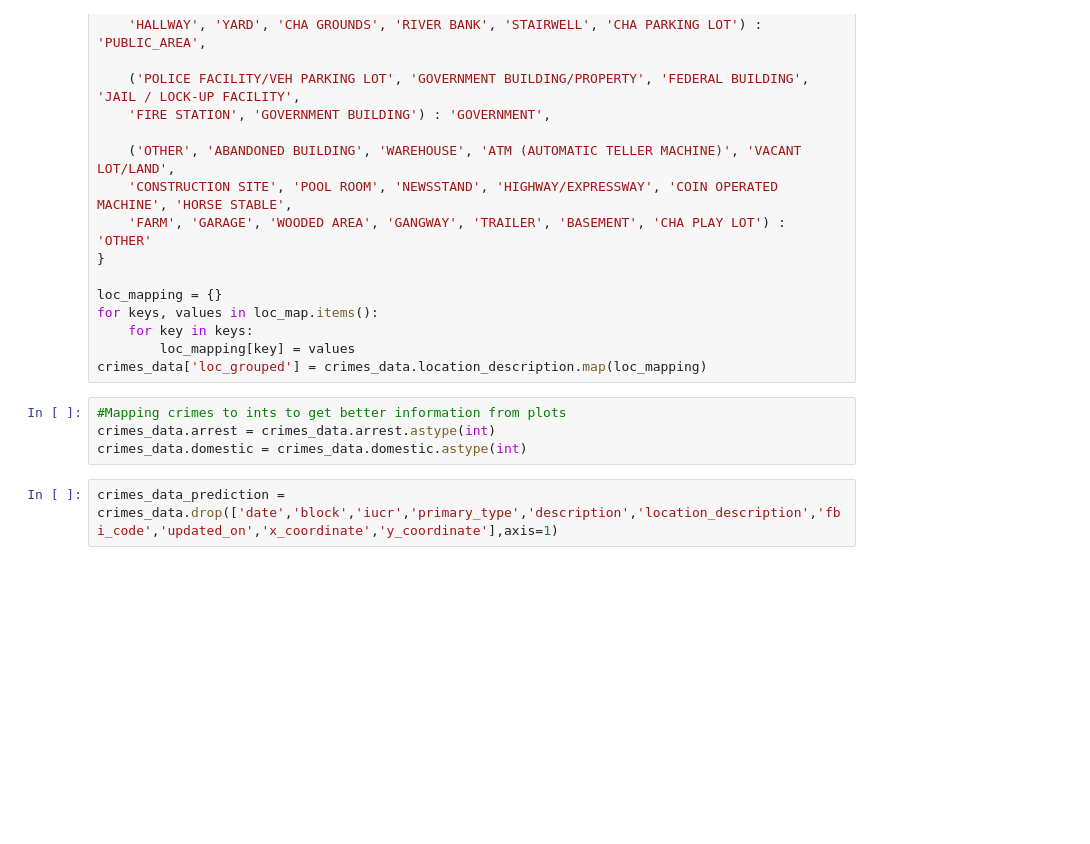
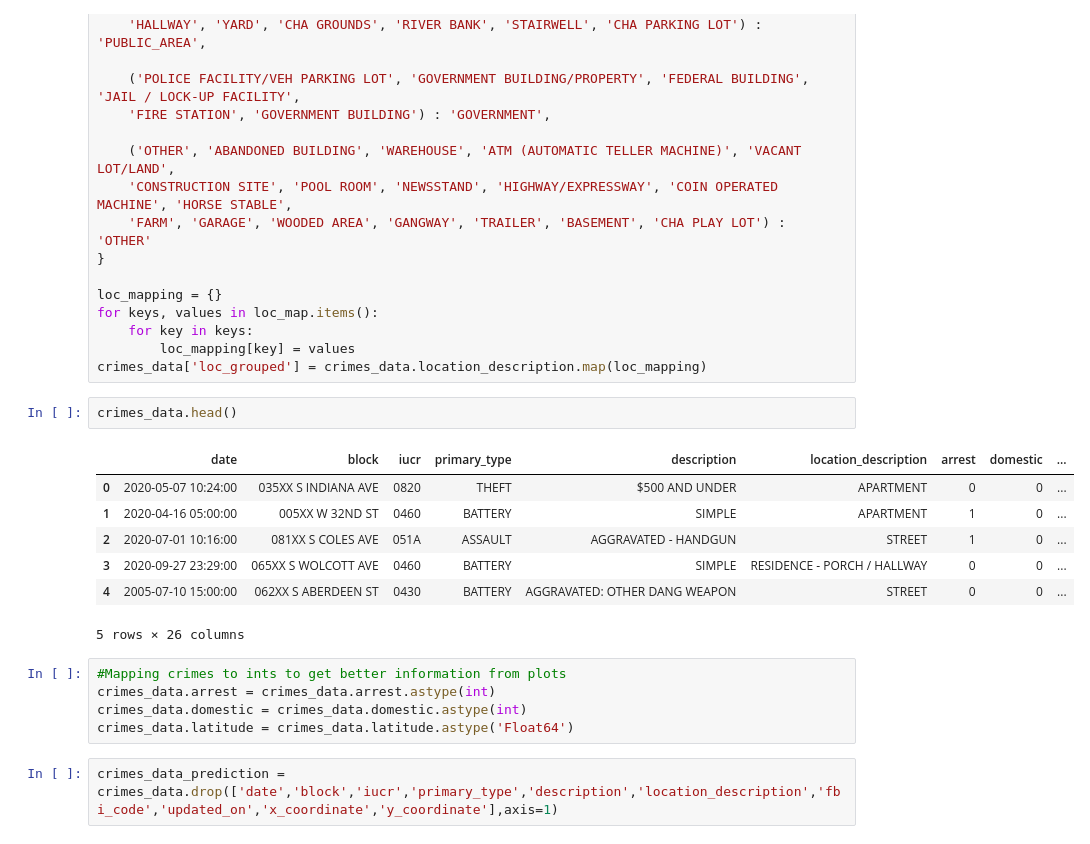
Before and after one commit to Abhinavxox/Urban-Crime-Prediction-using-Bayesian-Model, a Jupyter notebook: preprocessing/Data_Preprocessing.ipynb, the cells around one changed output. Saved outputs shown, nothing was run; the diff lists cells and outputs as text; blank space fills up the shorter version.

```diff
--- a/preprocessing/Data_Preprocessing.ipynb
+++ b/preprocessing/Data_Preprocessing.ipynb
@@ -257,10 +311,21 @@ for keys, values in loc_map.items():
     for key in keys:
         loc_mapping[key] = values
 crimes_data['loc_grouped'] = crimes_data.location_description.map(loc_mapping)
+# %%
+crimes_data.head()
+# %% [output]
+|  | date | block | iucr | primary_type | description | location_description | arrest | domestic | ... |
+| 0 | 2020-05-07 10:24:00 | 035XX S INDIANA AVE | 0820 | THEFT | $500 AND UNDER | APARTMENT | 0 | 0 | ... |
+| 1 | 2020-04-16 05:00:00 | 005XX W 32ND ST | 0460 | BATTERY | SIMPLE | APARTMENT | 1 | 0 | ... |
+| 2 | 2020-07-01 10:16:00 | 081XX S COLES AVE | 051A | ASSAULT | AGGRAVATED - HANDGUN | STREET | 1 | 0 | ... |
+| 3 | 2020-09-27 23:29:00 | 065XX S WOLCOTT AVE | 0460 | BATTERY | SIMPLE | RESIDENCE - PORCH / HALLWAY | 0 | 0 | ... |
+| 4 | 2005-07-10 15:00:00 | 062XX S ABERDEEN ST | 0430 | BATTERY | AGGRAVATED: OTHER DANG WEAPON | STREET | 0 | 0 | ... |
+5 rows × 26 columns
 # %%
 #Mapping crimes to ints to get better information from plots
 crimes_data.arrest = crimes_data.arrest.astype(int)
 crimes_data.domestic = crimes_data.domestic.astype(int)
+crimes_data.latitude = crimes_data.latitude.astype('Float64')
 # %%
 crimes_data_prediction = crimes_data.drop(['date','block','iucr','primary_type','description','location_description','fbi_code','updated_on','x_coordinate','y_coordinate'],axis=1)
 # %%
```
Also changed, not shown: parts of 15 cells of this notebook, 1 other file.
